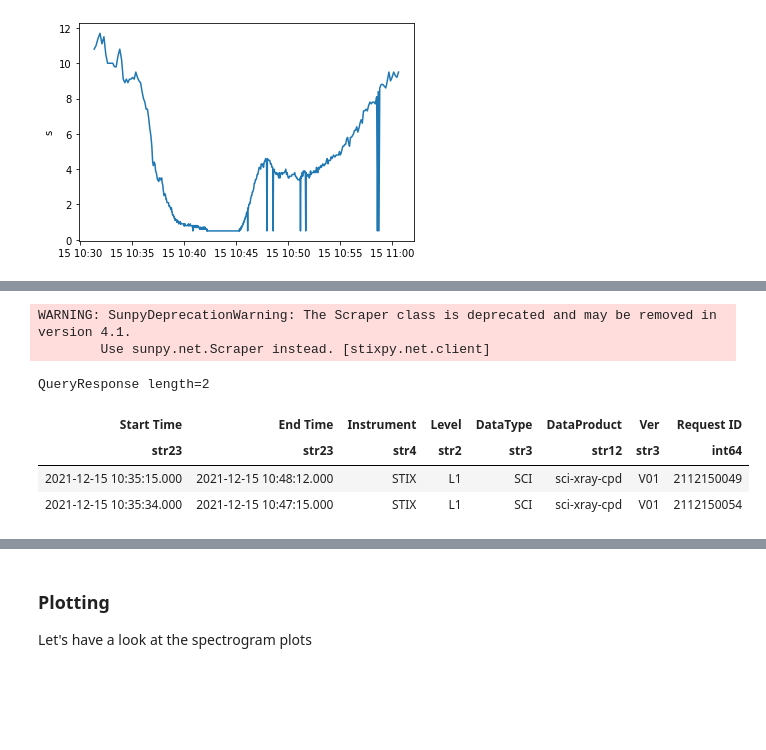
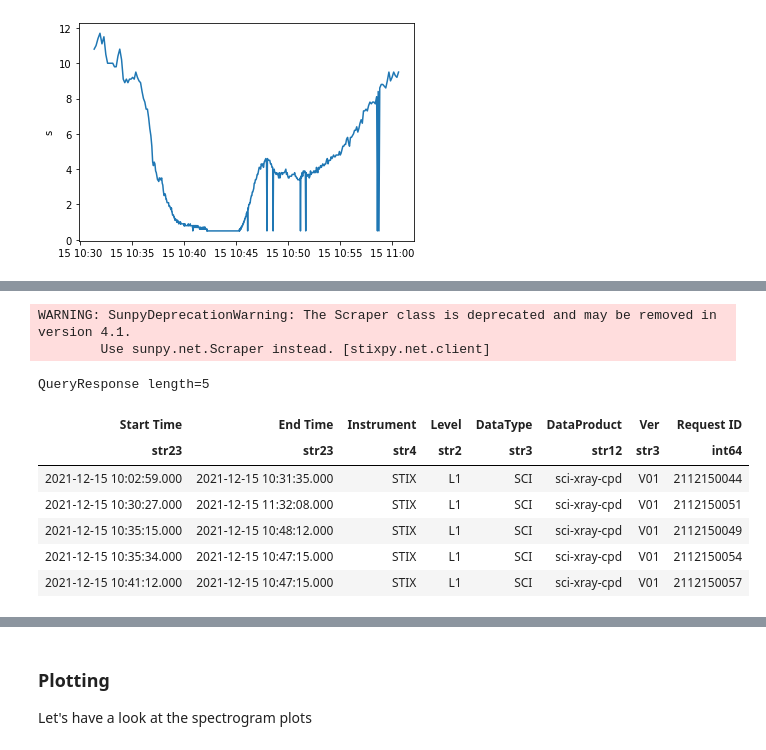
Before and after one commit to SolarOrbiterWorkshop/solo8_tutorials, a Jupyter notebook: STIX_tutorial/stix_tutorial.ipynb, the cells around one changed output, grey strips where cells are left out. Drawn from its saved outputs; the diff is of its cells as text; code cells hidden in the pictures; blank space fills up the shorter version.

```diff
--- a/STIX_tutorial/stix_tutorial.ipynb
+++ b/STIX_tutorial/stix_tutorial.ipynb
@@ -269,12 +339,15 @@ plt.plot(spec0.times.datetime, spec0.data['timedel'].to('s'))
 # %%
 cpd_query = Fido.search(a.Time('2021-12-15T10:30', '2021-12-15T11:01:00'),
                          a.Instrument.stix, a.stix.DataProduct.sci_xray_cpd)
-cpd_query['stix'][2:-1]
+cpd_query['stix']
 # %% [output]
 WARNING: SunpyDeprecationWarning: The Scraper class is deprecated and may be removed in version 4.1.
         Use sunpy.net.Scraper instead. [stixpy.net.client]
-QueryResponse length=2
+QueryResponse length=5
 | Start Time | End Time | Instrument | Level | DataType | DataProduct | Ver | Request ID |
 | str23 | str23 | str4 | str2 | str3 | str12 | str3 | int64 |
+| 2021-12-15 10:02:59.000 | 2021-12-15 10:31:35.000 | STIX | L1 | SCI | sci-xray-cpd | V01 | 2112150044 |
+| 2021-12-15 10:30:27.000 | 2021-12-15 11:32:08.000 | STIX | L1 | SCI | sci-xray-cpd | V01 | 2112150051 |
 | 2021-12-15 10:35:15.000 | 2021-12-15 10:48:12.000 | STIX | L1 | SCI | sci-xray-cpd | V01 | 2112150049 |
 | 2021-12-15 10:35:34.000 | 2021-12-15 10:47:15.000 | STIX | L1 | SCI | sci-xray-cpd | V01 | 2112150054 |
+| 2021-12-15 10:41:12.000 | 2021-12-15 10:47:15.000 | STIX | L1 | SCI | sci-xray-cpd | V01 | 2112150057 |
```
Also changed, not shown: parts of 41 cells of this notebook.
